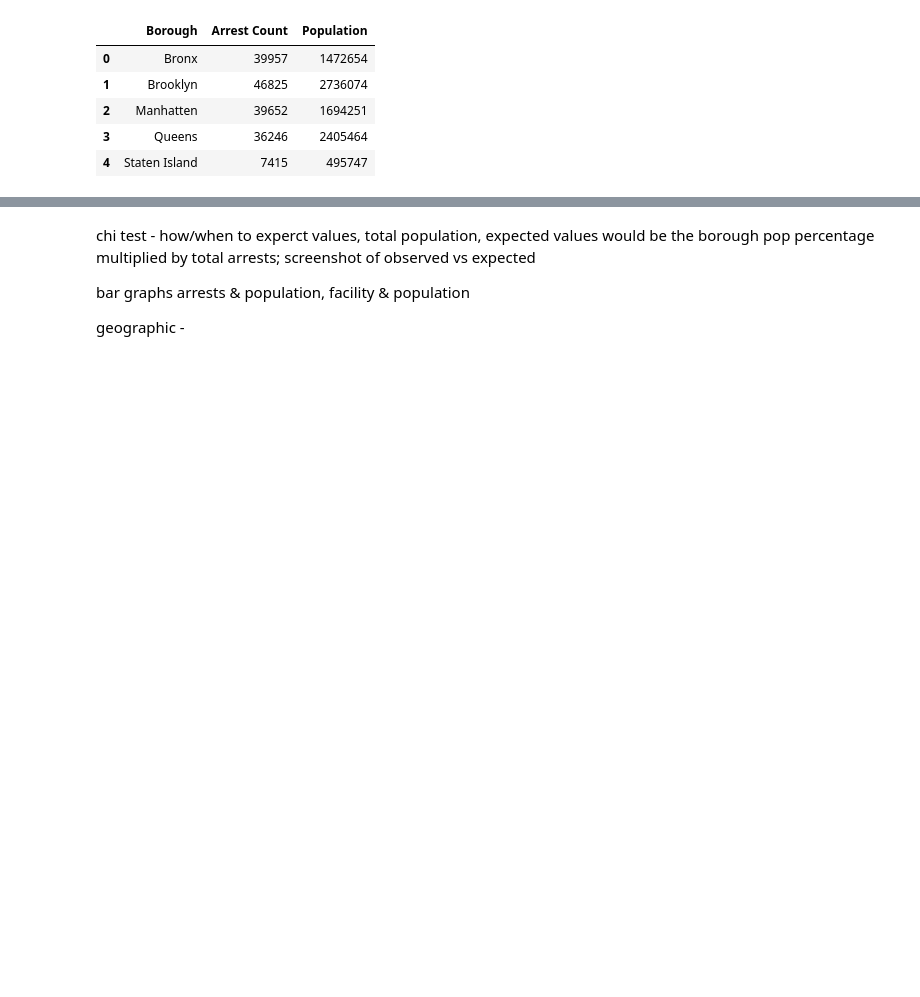
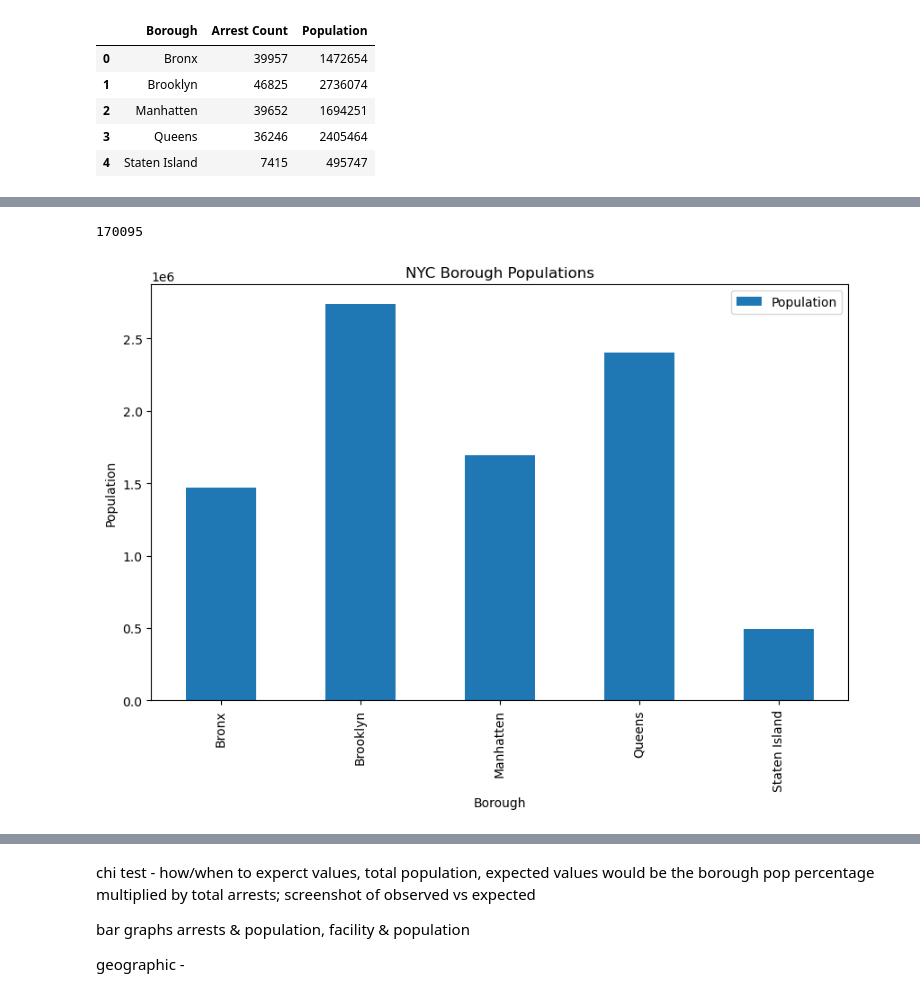
Before and after one commit to Fcoleman06/Group3_project1, a Jupyter notebook: Merged_counts.ipynb, the cells around one changed output, grey strips where cells are left out. Saved outputs shown, nothing was run; the diff lists cells and outputs as text; code cells hidden in the pictures; blank space fills up the shorter version.

Commit message:
Adding in all images and chi squared results

```diff
--- a/Merged_counts.ipynb
+++ b/Merged_counts.ipynb
@@ -89,5 +89,5 @@ merged_arrest_mentfac_df = merged_arrest_mentfac_df.rename(columns={'Population_
 merged_arrest_mentfac_df['Crime Rate per 100,000'] = (merged_arrest_mentfac_df['Arrest Count'] / merged_arrest_mentfac_df['Population']) * 100000
 merged_arrest_mentfac_df['Facility Rate per 100,000'] = (merged_arrest_mentfac_df['Facility Count'] / merged_arrest_mentfac_df['Population']) * 100000
 merged_arrest_mentfac_df['Crime per Facility'] = (merged_arrest_mentfac_df['Crime Rate per 100,000'] / merged_arrest_mentfac_df['Facility Count'])
+merged_arrest_mentfac_df['Crime Rate per 100,000'] = merged_arrest_mentfac_df['Crime Rate per 100,000'].round()
 merged_arrest_mentfac_df
-merged_arrest_mentfac_df.to_csv("Resources/merge_final_count.csv", index=False, header=True, mode='a')
@@ -93,0 +101,17 @@ merged_arrest_mentfac_df.to_csv("Resources/merge_final_count.csv", index=False,
+# %%
+total_arrest = merged_arrest_mentfac_df['Arrest Count'].sum()
+total_population
+# %% [output]
+170095
+# %%
+#-------------------------------
+# Borough Population
+#-------------------------------
+merged_arrest_mentfac_df.plot(x='Borough', y='Population', kind='bar', figsize=(10,6))
+plt.xlabel('Borough')
+plt.ylabel('Population')
+plt.title('NYC Borough Populations')
+plt.savefig('Resources/NYC_pop_bar.png')
+plt.show()
+# %% [output]
+[figure, added]
```
Also changed, not shown: parts of 7 cells of this notebook, 6 other files.
